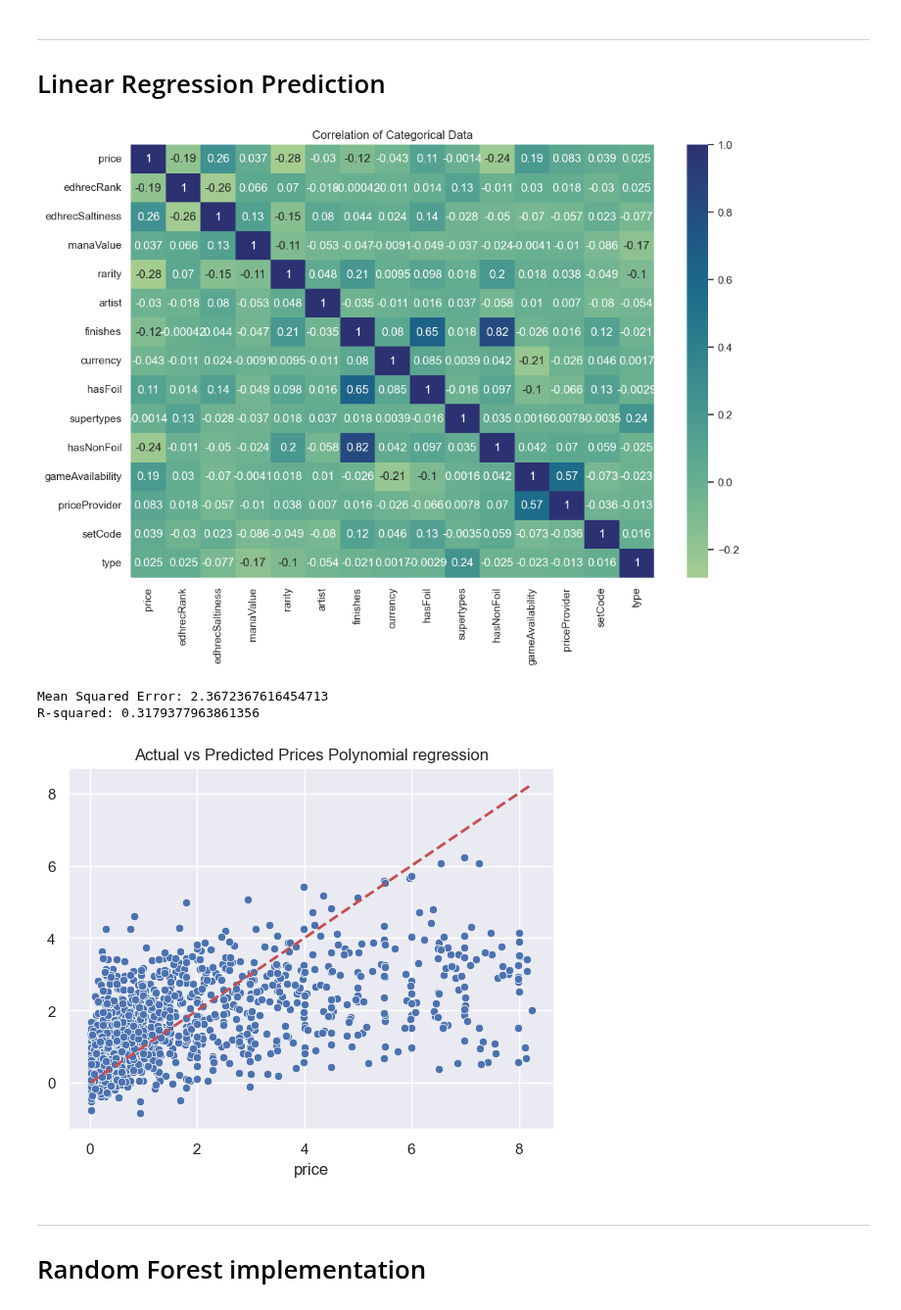
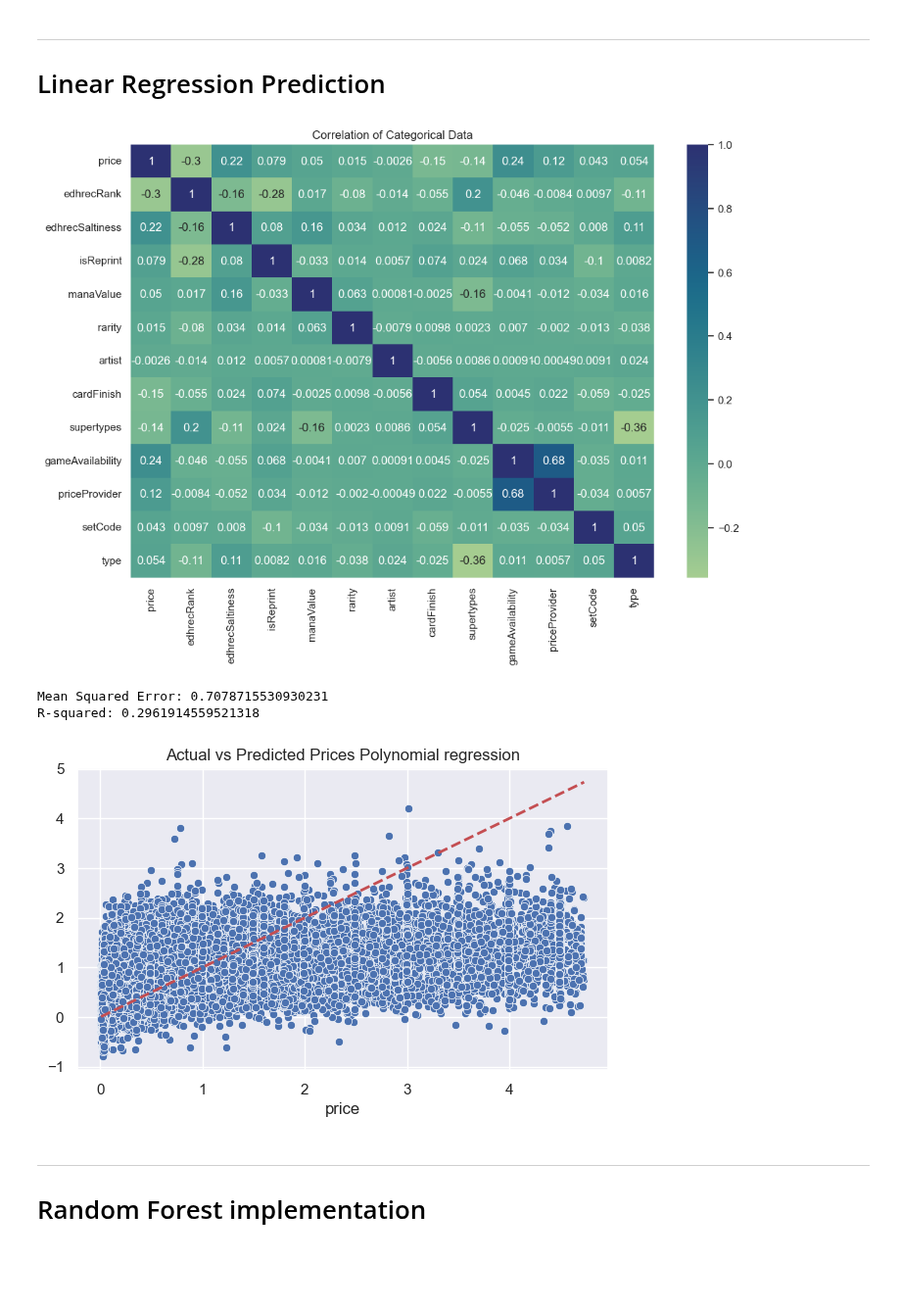
Before and after one commit to victorhg/aai-500-final-project, a Jupyter notebook: notebooks/ols_random-forest.ipynb, the cells around one changed output. Shown at 98% size. Saved outputs shown, nothing was run; the diff lists cells and outputs as text; code cells hidden in the pictures; blank space fills up the shorter version.

Commit message:
incorporated changes from victoria on the data creation

```diff
--- a/notebooks/ols_random-forest.ipynb
+++ b/notebooks/ols_random-forest.ipynb
@@ -24,3 +13,7 @@ from sklearn.preprocessing import LabelEncoder
 from sklearn.preprocessing import MinMaxScaler
 
 sns.set()
+# %%
+secondary = pd.read_csv('../dataset/secondary.csv', sep=",")
+general_data = pd.DataFrame(secondary)
+general_data.head()
@@ -27,29 +28,16 @@ sns.set()
 # %%
-# Card info
-cards_csv = pd.read_csv('../dataset/cards.csv', sep=";")
-prices_csv = pd.read_csv('../dataset/cardPrices.csv', sep=",")
 
-all_data = pd.merge(prices_csv, cards_csv, on="uuid")
+# Using information from secondary.csv instead of original data merging
 
-# Attributes that will always be null because their are based on game rules
-rule_based_attributes = ['power', 'toughness']
-subset = all_data.columns.difference(rule_based_attributes)
+mapped_data = general_data.select_dtypes(include=['number'])
 
-
-all_data.dropna(subset=subset, inplace=True)
-#print(f"Number of NA values: \n{all_data.isnull().sum()} \n")
-
-data = all_data.reset_index(drop=True)
-
-
-mapped_data = data.select_dtypes(include=['number'])
 label_encoder = LabelEncoder()
 
 # one-hot categorical data for general analysis
-to_encode = ['rarity', 'artist', 'finishes', 'currency','hasFoil' , 'supertypes',
-             'hasNonFoil',  'gameAvailability', 'priceProvider', 'setCode', 'type']
+to_encode = ['rarity', 'artist', 'cardFinish', 'supertypes',
+             'gameAvailability', 'priceProvider', 'setCode', 'type']
 for enc in to_encode:
-    mapped_data[enc] = label_encoder.fit_transform(data[enc])
+    mapped_data[enc] = label_encoder.fit_transform(general_data[enc])
 
 mapped_data.columns
 # %% [output]
@@ -172,29 +143,31 @@ sns.heatmap(mapped_data.corr(),annot=True, cmap="crest")
 plt.title("Correlation of Categorical Data")
 plt.show()
 # %% [output]
-[figure, old version]
+[figure, new version]
 # %%
 import statsmodels.api as sm
 # Price Prediction based on Rank
 
 X = mapped_data.loc[:, ~mapped_data.columns.isin(['price'])]
 y = mapped_data["price"]
 
 # Polinomial Linear Regression
 y_test, y_pred, mse, r2 = prediction(X, y)
 
 print(f'Mean Squared Error: {mse}')
 print(f'R-squared: {r2}')
 
 # Ploting results
+
+plt.figure(figsize=(7,4))
 sns.scatterplot(x=y_test, y=y_pred)
 plt.plot([y_test.min(), y_test.max()], [y_test.min(), y_test.max()], 'r--', lw=2)
 plt.title(f'Actual vs Predicted Prices Polynomial regression')
 plt.show()
 # %% [output]
-Mean Squared Error: 2.3672367616454713
-R-squared: 0.3179377963861356
+Mean Squared Error: 0.7078715530930231
+R-squared: 0.2961914559521318
-[figure, old version]
+[figure, new version]
 # %% [markdown]
 ---
 
```
Also changed, not shown: parts of 9 cells of this notebook, 1 other file.
